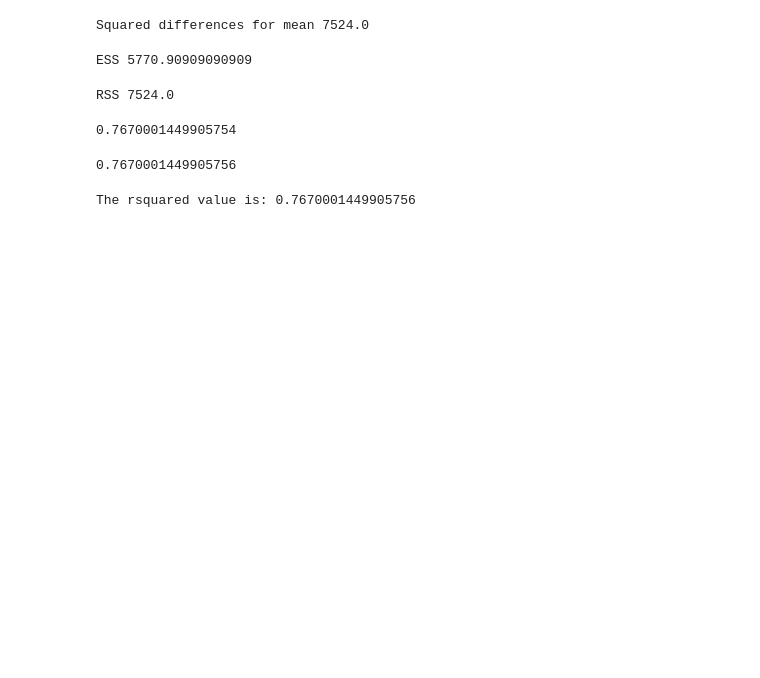
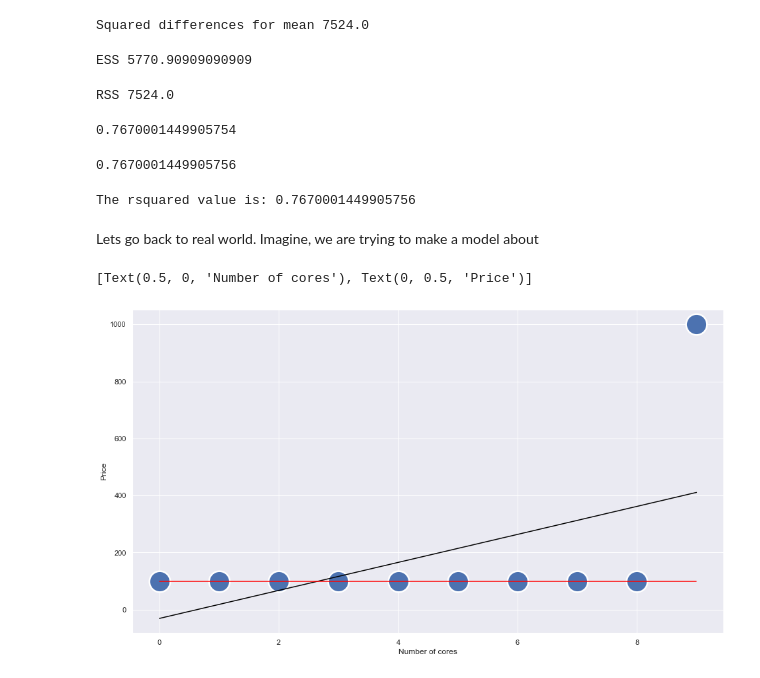
Before and after one commit to vvseva/DS_DAPS, a Jupyter notebook: 4-lab/4-prediction.ipynb, the cells around one changed output. Drawn from its saved outputs; the diff is of its cells as text; code cells hidden in the pictures; blank space fills up the shorter version.

```diff
--- a/4-lab/4-prediction.ipynb
+++ b/4-lab/4-prediction.ipynb
@@ -267,3 +279,24 @@ r2 = r2_score(y, linefitline(x))
 print('The rsquared value is: ' + str(r2))
 # %% [output]
 The rsquared value is: 0.7670001449905756
+# %% [markdown]
+Lets go back to real world.
+Imagine, we are trying to make a model about
+# %%
+x = np.array([0,1,2,3,4,5,6,7,8,9])
+y = np.array([100,100,100,100,100,100,100,100,100,1000])
+
+#creating OLS regression
+slope, intercept, r_value, p_value, std_err = stats.linregress(x,y)
+def linefitline(b):
+    return intercept + slope * b
+line1 = linefitline(x)
+line2 = np.full(10,[stats.mode(y)[0]])
+#plot line
+ax = sns.scatterplot(x =x, y  = y, s = 1000)
+sns.lineplot(x = x, y = line1, color = "black")
+sns.lineplot(x = x, y = line2, color = 'red')
+ax.set(xlabel='Number of cores', ylabel='Price')
+# %% [output]
+[Text(0.5, 0, 'Number of cores'), Text(0, 0.5, 'Price')]
+[figure, added]
```
Also changed, not shown: parts of 17 cells of this notebook, 3 other files.
